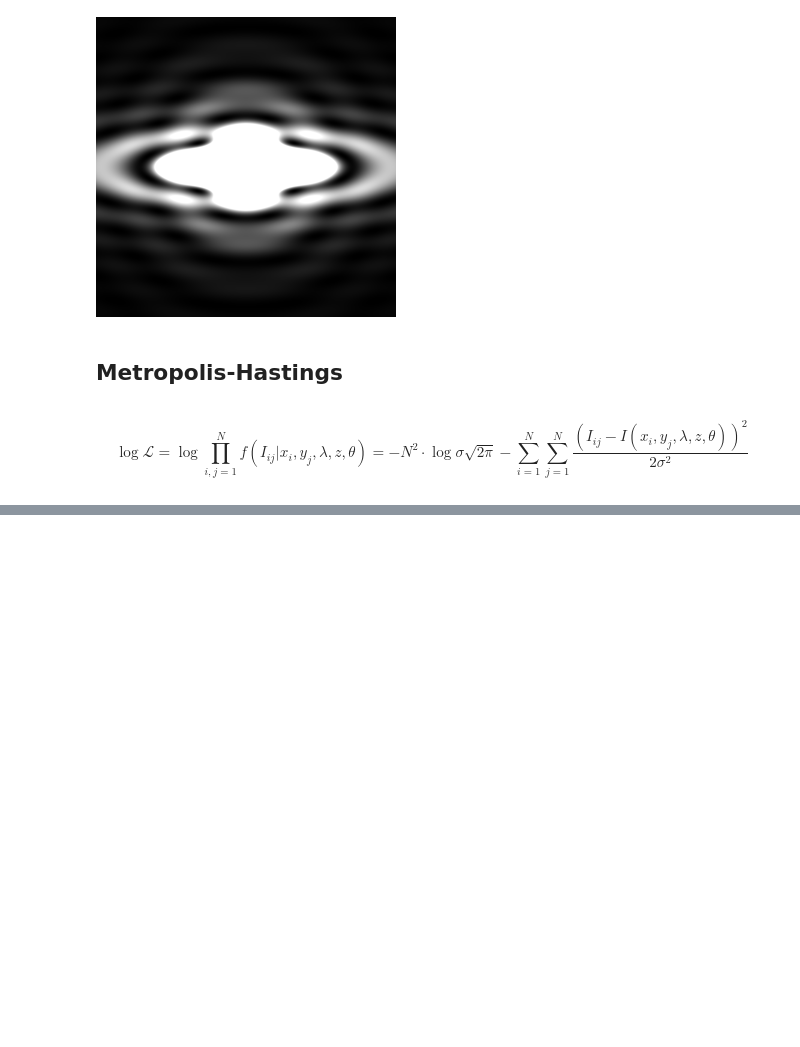
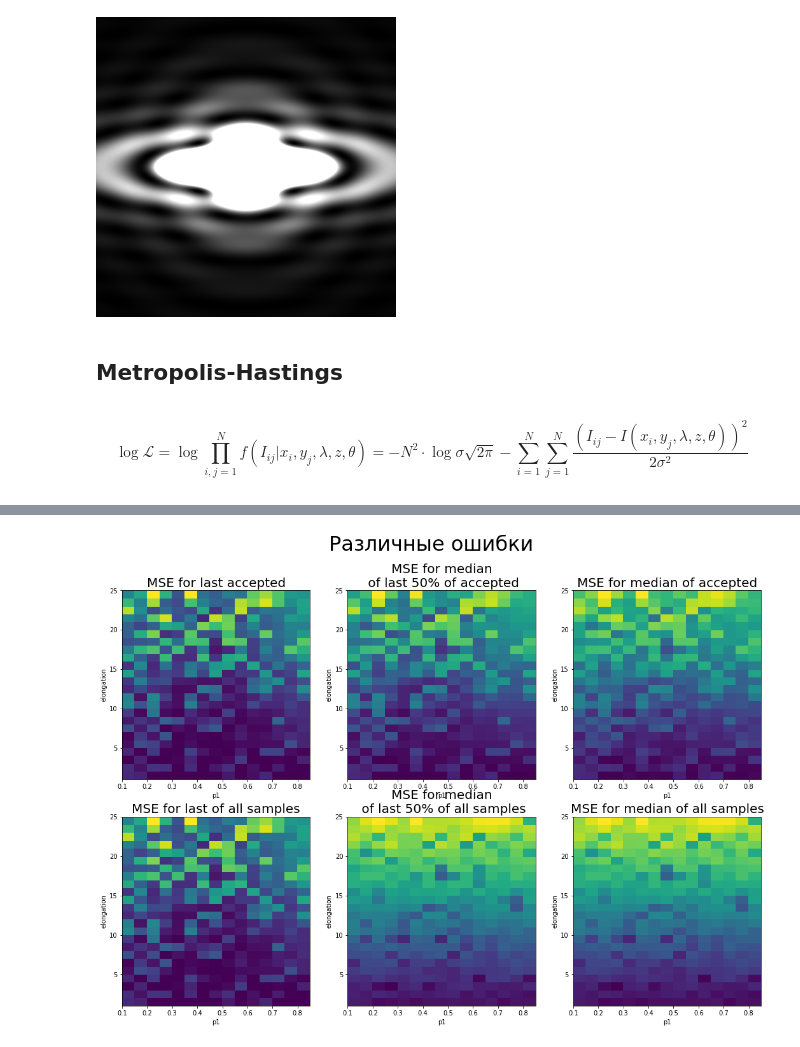
Before and after one commit to soapun/mcmc, a Jupyter notebook: dif_pat_bimodal_tf.ipynb, the cells around one changed output, grey strips where cells are left out. Cells and saved outputs as stored; diff of their text form; code cells hidden in the pictures; blank space fills up the shorter version.

```diff
--- a/dif_pat_bimodal_tf.ipynb
+++ b/dif_pat_bimodal_tf.ipynb
@@ -275,0 +183,4 @@ pylab.ylabel("Elongation", fontsize=20)
+# %%
+plot_all_mse_sampler_data(res)
+# %% [output]
+[figure, added]
```
Also changed, not shown: parts of 29 cells of this notebook, 1 other file.
